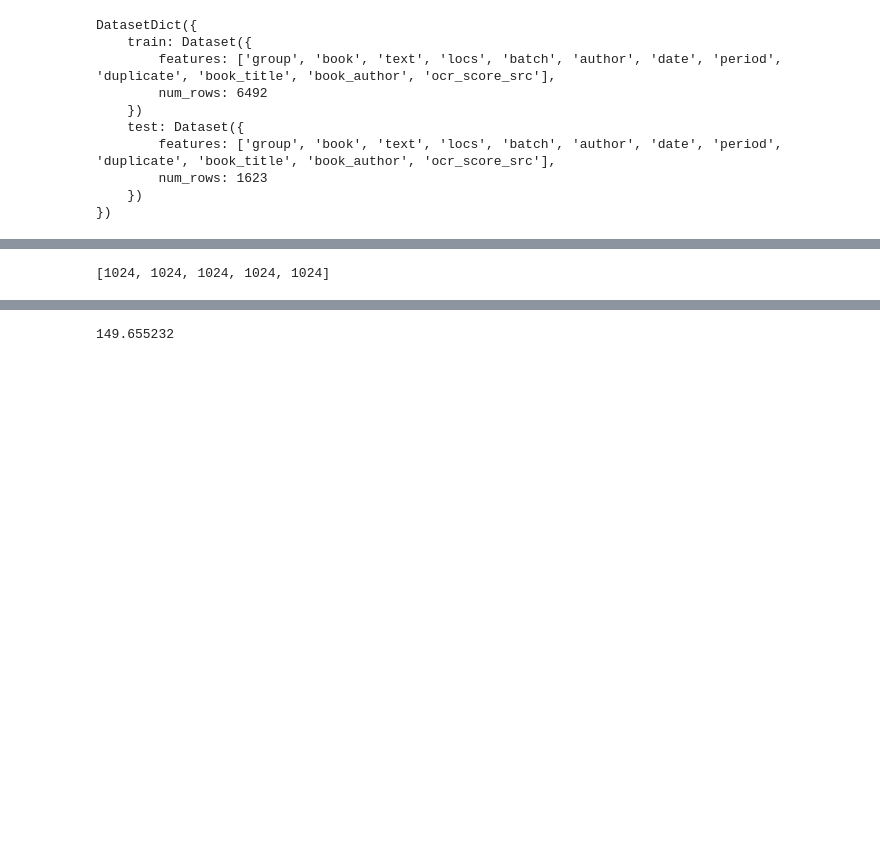
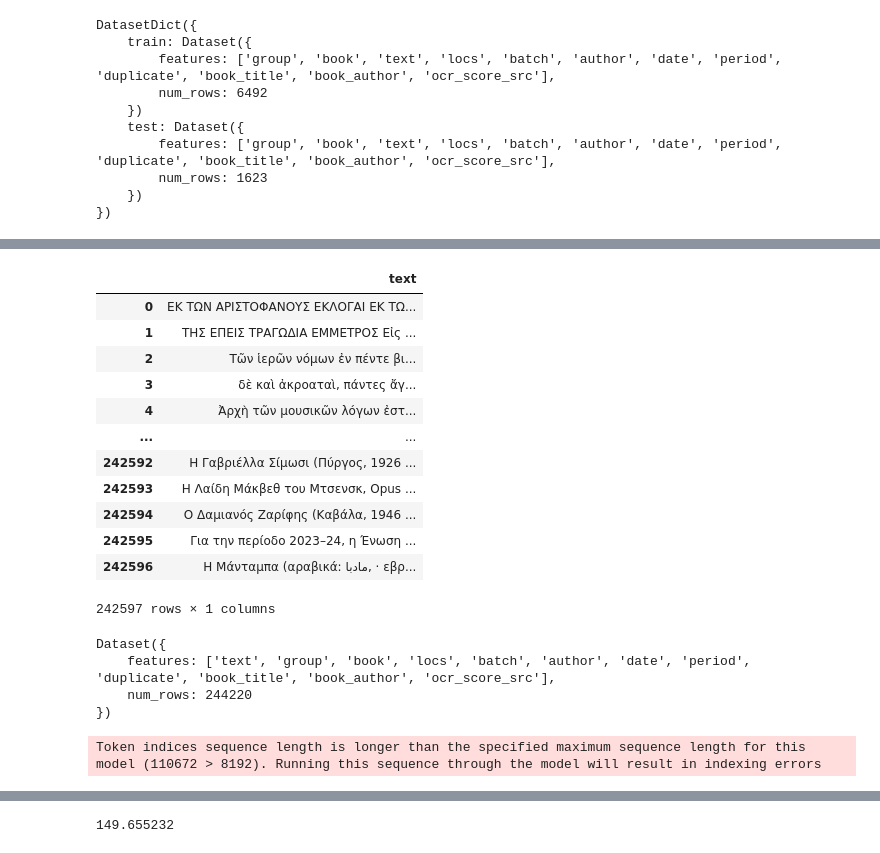
Before and after one commit to pnadelofficial/greek-bert, a Jupyter notebook: notebooks/testing.ipynb, the cells around one changed output, grey strips where cells are left out. Cells and saved outputs as stored; diff of their text form; code cells hidden in the pictures; blank space fills up the shorter version.

```diff
--- a/notebooks/testing.ipynb
+++ b/notebooks/testing.ipynb
@@ -132,7 +30,49 @@ for input_ids in test_tokenization["input_ids"]:
-# %%
-[len(ii) for ii in test_input_ids][:5] # looks good
-# %% [output]
-[1024, 1024, 1024, 1024, 1024]
+# %%
+from glob import glob
+import pandas as pd
+
+data_files = glob("../data/europarl_el/*.txt")
+df = pd.DataFrame(data_files, columns=['file_path'])
+df['text'] = df['file_path'].apply(lambda x: open(x, 'r', encoding='utf-8').read())
+# %%
+import re
+
+def clean_text(text):
+    pattern = r'<[^>]+>'
+    cleaned_text = re.sub(pattern, '', text)
+    return cleaned_text.strip()
+
+df['text'] = df['text'].apply(clean_text)
+# %%
+wikidata = load_dataset("wikimedia/wikipedia", "20231101.el", cache_dir="../data/wikidata_cache")
+wikidata = wikidata['train']
+# %%
+all_data = pd.concat([open_greek['train'].to_pandas()[["text"]], df[['text']], wikidata.to_pandas()[["text"]]], ignore_index=True)
+all_data
+# %% [output]
+|  | text |
+| 0 | ΕΚ ΤΩΝ ΑΡΙΣΤΟΦΑΝΟΥΣ ΕΚΛΟΓΑΙ ΕΚ ΤΩ... |
+| 1 | ΤΗΣ ΕΠΕΙΣ ΤΡΑΓΩΔΙΑ ΕΜΜΕΤΡΟΣ Εἰς ... |
+| 2 | Τῶν ἱερῶν νόμων ἐν πέντε βι... |
+| 3 | δὲ καὶ ἀκροαταὶ, πάντες ἄγ... |
+| 4 | Ἀρχὴ τῶν μουσικῶν λόγων ἐστ... |
+| ... | ... |
+| 242592 | H Γαβριέλλα Σίμωσι (Πύργος, 1926 ... |
+| 242593 | Η Λαίδη Μάκβεθ του Μτσενσκ, Opus ... |
+| 242594 | Ο Δαμιανός Ζαρίφης (Καβάλα, 1946 ... |
+| 242595 | Για την περίοδο 2023–24, η Ένωση ... |
+| 242596 | Η Μάνταμπα (αραβικά: مادبا, · εβρ... |
+242597 rows × 1 columns
+# %%
+from datasets import Dataset, concatenate_datasets
+all_dataset = Dataset.from_pandas(all_data.reset_index(drop=True))
+merged_dataset = concatenate_datasets([all_dataset, open_greek['test']])
+merged_dataset
+# %% [output]
+Dataset({
+    features: ['text', 'group', 'book', 'locs', 'batch', 'author', 'date', 'period', 'duplicate', 'book_title', 'book_author', 'ocr_score_src'],
+    num_rows: 244220
+})
 # %%
 from tqdm import tqdm
 from datasets import Dataset
@@ -165,8 +105,10 @@ def tokenize_and_prepare_mlm(examples, chunk_size=512, ignore_length=8):
             all_labels.append(labels)
     return {"input_ids": all_input_ids, "attention_mask": all_attention_masks, "labels": all_labels}
 
-tokenized_datasets = Dataset.from_dict(tokenize_and_prepare_mlm(open_greek['train'])).train_test_split(test_size=0.2)
+tokenized_datasets = Dataset.from_dict(tokenize_and_prepare_mlm(merged_dataset)).train_test_split(test_size=0.2)
 tokenized_datasets.set_format(type="torch")
+# %% [output]
+Token indices sequence length is longer than the specified maximum sequence length for this model (110672 > 8192). Running this sequence through the model will result in indexing errors
 # %%
 tokenized_datasets
 # %% [output]
```
Also changed, not shown: parts of 19 cells of this notebook, 39 other files.
